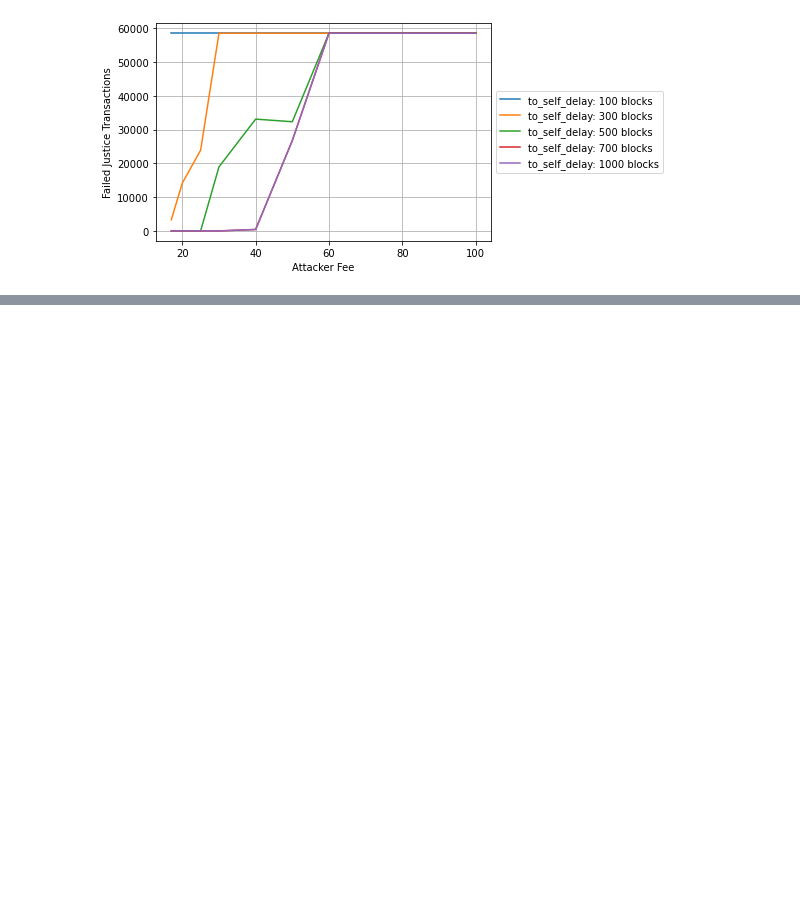
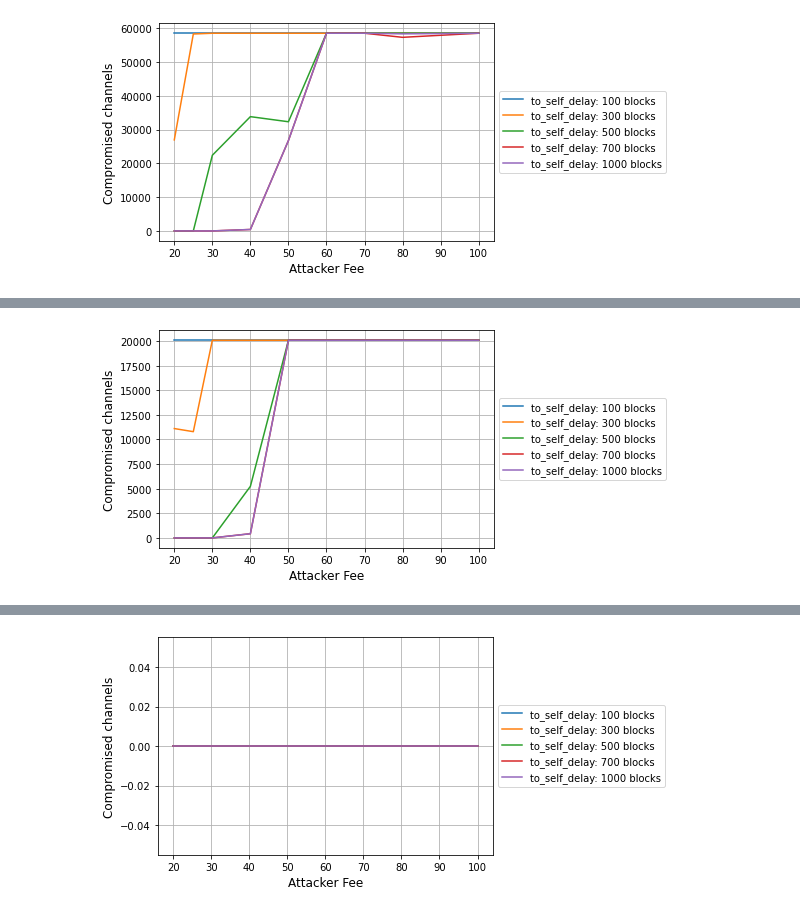
Before and after one commit to CosimoSguanci/Mass-Exit-Attacks-on-LN, a Jupyter notebook: mempool-simulator/MassDoubleSpendAttackSimulation-refactoring.ipynb, the cells around one changed output, grey strips where cells are left out. Saved outputs shown, nothing was run; the diff lists cells and outputs as text; code cells hidden in the pictures; blank space fills up the shorter version.

Commit message:
Updated experiments

```diff
--- a/mempool-simulator/MassDoubleSpendAttackSimulation-refactoring.ipynb
+++ b/mempool-simulator/MassDoubleSpendAttackSimulation-refactoring.ipynb
@@ -67,3 +1,15 @@ mempool_data = json.loads(mempool_data_json_string)
+# %%
+from simulation.ComplexModeSimulation import ComplexModeSimulation
+from model.MassExitTransaction import MassExitTransaction
+import common
+import matplotlib.pyplot as plt
+
+fee_ranges = [0, 1, 2, 3, 4, 5, 6, 7, 8, 10, 12, 14, 17, 20, 25, 30, 40, 50, 60, 70, 80, 100, 120, 140, 170, 200, 250, 300, 400, 500, 600, 700, 800, 1000, 1200, 1400, 1700, 2000, 2500, 3000, 4000, 5000, 6000, 7000, 8000, 10000 ]
+
+mempool_data_during_congestion = common.doPreprocessing(common.get_mempool_dir_during_congestion())
+mempool_data_no_congestion = common.doPreprocessing(common.get_mempool_dir_no_congestion())
+blocks_data = common.get_blocks_data()
+PROBLEMATIC_INTERVALS = common.get_problematic_intervals()
 # %%
 def buildTransactions(num_attacked_channels, fee_index_attacker, initial_tx_with_same_fee_attacker, isDynamic):
     transactions = []
@@ -139,32 +274,52 @@ def runSimulation(sim, transactions, num_attacked_channels, to_self_delay):
 # %%
 ln_delays = [100, 300, 500, 700, 1000]
-labels = []
 
-fig, ax = plt.subplots()
-ax.grid(True)
+experiments = []
+experiments.append({
+    "n_attacked_channels" : common.get_lwmc_max_edges(),
+    "scenario" : 1
+})
+experiments.append({
+    "n_attacked_channels" : common.get_lwmc_results()[30]["n_edges"],
+    "scenario" : 1
+})
+experiments.append({
+    "n_attacked_channels" : common.get_lwmc_max_edges(),
+    "scenario" : 2
+})
 
-for ln_delay in ln_delays:
-    print(f"to_self_delay: {ln_delay} blocks")
-    y = []
-    x = []
+for experiment in experiments:
+    fig, ax = plt.subplots()
+    ax.grid(True)
+    labels = []
 
-    i = 12
-    fee_ranges2 = [ 0, 1, 2, 3, 4, 5, 6, 7, 8, 10, 12, 14, 17, 20, 25, 30, 40, 50, 60, 70, 80, 100 ]
-    while(i < len(fee_ranges2)):
-        sim = ComplexModeSimulation(mempoolData=mempool_data, blocksData=blocks_data, isDynamic=False, firstBlockHeightOfSimulation=FIRST_BLOCK_HEIGHT, problematicIntervals=PROBLEMATIC_INTERVALS, step=-1, beta=-1)
-        transactions = buildTransactions(MAX_CUT_SIZE, i, (sim.getFirstSnapshot())[1][i], False)
-        n = runSimulation(sim, transactions, MAX_CUT_SIZE, ln_delay)
-        y.append(n)
-        x.append(fee_ranges2[i])
-        i += 1
+    n_attacked_channels = experiment["n_attacked_channels"]
+    mempool_data = mempool_data_during_congestion if experiment["scenario"] == 1 else mempool_data_no_congestion
+    first_block_height = common.get_first_block_height_during_congestion() if experiment["scenario"] == 1 else common.get_first_block_height_no_congestion()
 
-    plt.plot(x, y)
-    labels.append(f"to_self_delay: {ln_delay} blocks")
+    for ln_delay in ln_delays:
+        print(f"to_self_delay: {ln_delay} blocks")
+        y = []
+        x = []
 
-plt.xlabel('Attacker Fee')
-plt.ylabel(f'Failed Justice Transactions')
-plt.legend(labels=labels, loc='center left', bbox_to_anchor=(1, 0.5))
-plt.show()
+        i = 13
+        fee_ranges2 = [ 0, 1, 2, 3, 4, 5, 6, 7, 8, 10, 12, 14, 17, 20, 25, 30, 40, 50, 60, 70, 80, 100 ]
+        while(i < len(fee_ranges2)):
+            sim = ComplexModeSimulation(mempoolData=mempool_data, blocksData=blocks_data, isDynamic=False, firstBlockHeightOfSimulation=common.get_first_block_height_during_congestion(), problematicIntervals=PROBLEMATIC_INTERVALS, step=-1, beta=-1)
+            transactions = buildTransactions(n_attacked_channels, i, (sim.getFirstSnapshot())[1][i], False)
+            n = runSimulationForAttackerProfit(sim, transactions, ln_delay, attacker_fee_second_tx=100)
+            print(f"{n} compromised channels")
+            y.append(n)
+            x.append(fee_ranges2[i])
+            i += 1
+
+        plt.plot(x, y)
+        labels.append(f"to_self_delay: {ln_delay} blocks")
+
+    plt.xlabel('Attacker Fee', fontsize=12)
+    plt.ylabel(f'Compromised channels', fontsize=12)
+    plt.legend(labels=labels, loc='center left', bbox_to_anchor=(1, 0.5))
+    plt.show()
 # %% [output]
 to_self_delay: 100 blocks
 [INFO] Starting simulation...
@@ -186 +341 @@ to_self_delay: 100 blocks
-[figure, old version]
+[figure, new version]
@@ -186,0 +359 @@ to_self_delay: 100 blocks
+[figure, added]
@@ -186,0 +377 @@ to_self_delay: 100 blocks
+[figure, added]
```
Also changed, not shown: parts of 7 cells of this notebook, 2 other files.
